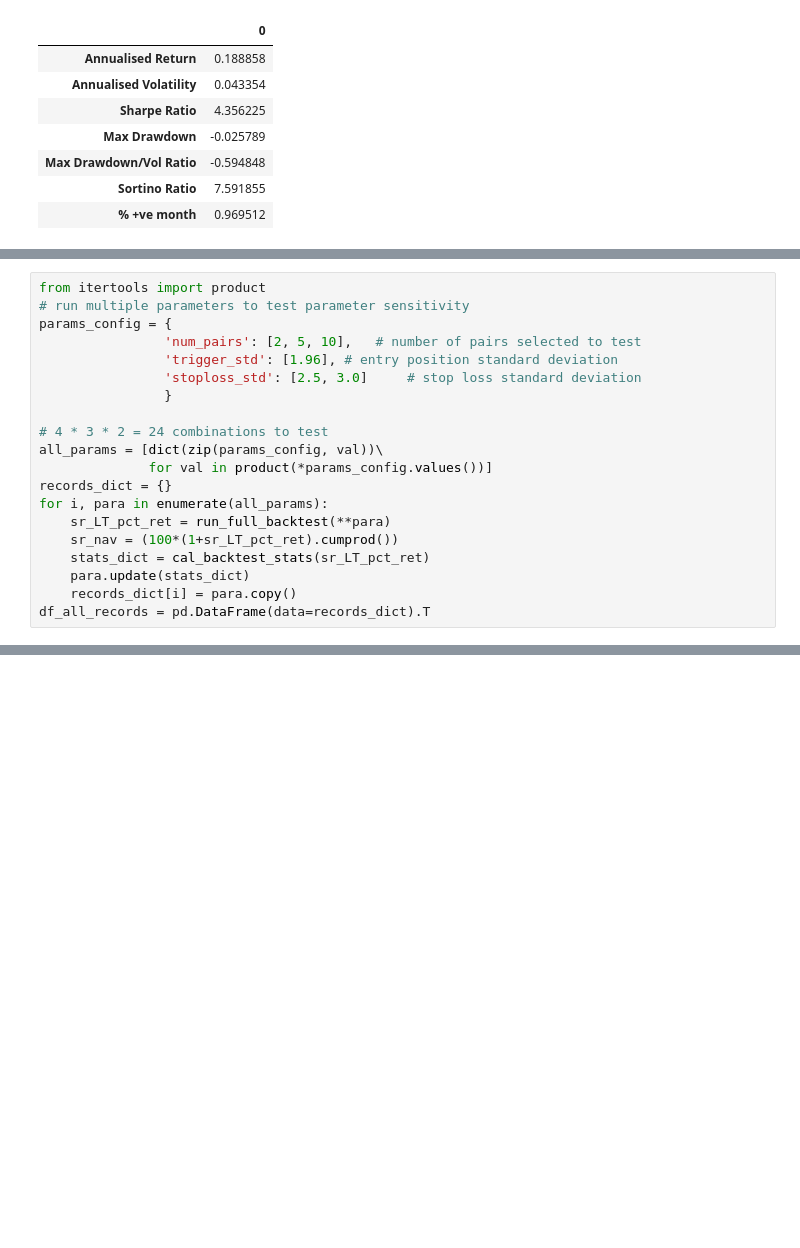
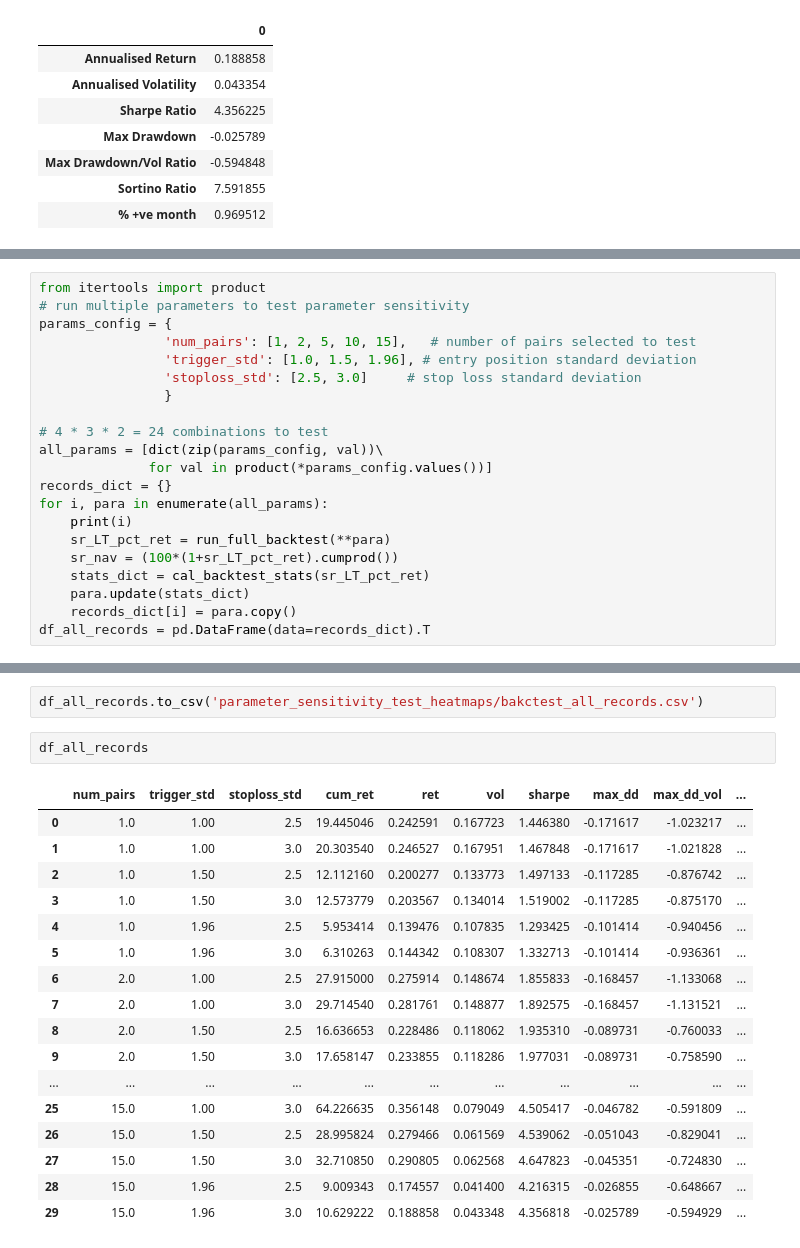
Before and after one commit to shenyifan17/equities_mean_reversion, a Jupyter notebook: main_strategy.ipynb, the cells around one changed output, grey strips where cells are left out. Cells and saved outputs as stored; diff of their text form; blank space fills up the shorter version.

```diff
--- a/main_strategy.ipynb
+++ b/main_strategy.ipynb
@@ -36,8 +38,8 @@ generate_stats_table(sr_nav.to_frame())
 from itertools import product
 # run multiple parameters to test parameter sensitivity
 params_config = {
-                'num_pairs': [2, 5, 10],   # number of pairs selected to test
-                'trigger_std': [1.96], # entry position standard deviation
+                'num_pairs': [1, 2, 5, 10, 15],   # number of pairs selected to test
+                'trigger_std': [1.0, 1.5, 1.96], # entry position standard deviation
                 'stoploss_std': [2.5, 3.0]     # stop loss standard deviation
                 }
 
@@ -46,6 +48,7 @@ all_params = [dict(zip(params_config, val))\
               for val in product(*params_config.values())]
 records_dict = {}
 for i, para in enumerate(all_params):
+    print(i)
     sr_LT_pct_ret = run_full_backtest(**para)
     sr_nav = (100*(1+sr_LT_pct_ret).cumprod())
     stats_dict = cal_backtest_stats(sr_LT_pct_ret)
@@ -54,0 +72,22 @@ df_all_records = pd.DataFrame(data=records_dict).T
+# %%
+df_all_records.to_csv('parameter_sensitivity_test_heatmaps/bakctest_all_records.csv')
+# %%
+df_all_records
+# %% [output]
+|  | num_pairs | trigger_std | stoploss_std | cum_ret | ret | vol | sharpe | max_dd | max_dd_vol | ... |
+| 0 | 1.0 | 1.00 | 2.5 | 19.445046 | 0.242591 | 0.167723 | 1.446380 | -0.171617 | -1.023217 | ... |
+| 1 | 1.0 | 1.00 | 3.0 | 20.303540 | 0.246527 | 0.167951 | 1.467848 | -0.171617 | -1.021828 | ... |
+| 2 | 1.0 | 1.50 | 2.5 | 12.112160 | 0.200277 | 0.133773 | 1.497133 | -0.117285 | -0.876742 | ... |
+| 3 | 1.0 | 1.50 | 3.0 | 12.573779 | 0.203567 | 0.134014 | 1.519002 | -0.117285 | -0.875170 | ... |
+| 4 | 1.0 | 1.96 | 2.5 | 5.953414 | 0.139476 | 0.107835 | 1.293425 | -0.101414 | -0.940456 | ... |
+| 5 | 1.0 | 1.96 | 3.0 | 6.310263 | 0.144342 | 0.108307 | 1.332713 | -0.101414 | -0.936361 | ... |
+| 6 | 2.0 | 1.00 | 2.5 | 27.915000 | 0.275914 | 0.148674 | 1.855833 | -0.168457 | -1.133068 | ... |
+| 7 | 2.0 | 1.00 | 3.0 | 29.714540 | 0.281761 | 0.148877 | 1.892575 | -0.168457 | -1.131521 | ... |
+| 8 | 2.0 | 1.50 | 2.5 | 16.636653 | 0.228486 | 0.118062 | 1.935310 | -0.089731 | -0.760033 | ... |
+| 9 | 2.0 | 1.50 | 3.0 | 17.658147 | 0.233855 | 0.118286 | 1.977031 | -0.089731 | -0.758590 | ... |
+| ... | ... | ... | ... | ... | ... | ... | ... | ... | ... | ... |
+| 25 | 15.0 | 1.00 | 3.0 | 64.226635 | 0.356148 | 0.079049 | 4.505417 | -0.046782 | -0.591809 | ... |
+| 26 | 15.0 | 1.50 | 2.5 | 28.995824 | 0.279466 | 0.061569 | 4.539062 | -0.051043 | -0.829041 | ... |
+| 27 | 15.0 | 1.50 | 3.0 | 32.710850 | 0.290805 | 0.062568 | 4.647823 | -0.045351 | -0.724830 | ... |
+| 28 | 15.0 | 1.96 | 2.5 | 9.009343 | 0.174557 | 0.041400 | 4.216315 | -0.026855 | -0.648667 | ... |
+| 29 | 15.0 | 1.96 | 3.0 | 10.629222 | 0.188858 | 0.043348 | 4.356818 | -0.025789 | -0.594929 | ... |
```
Also changed, not shown: parts of 2 cells of this notebook, 8 other files.
